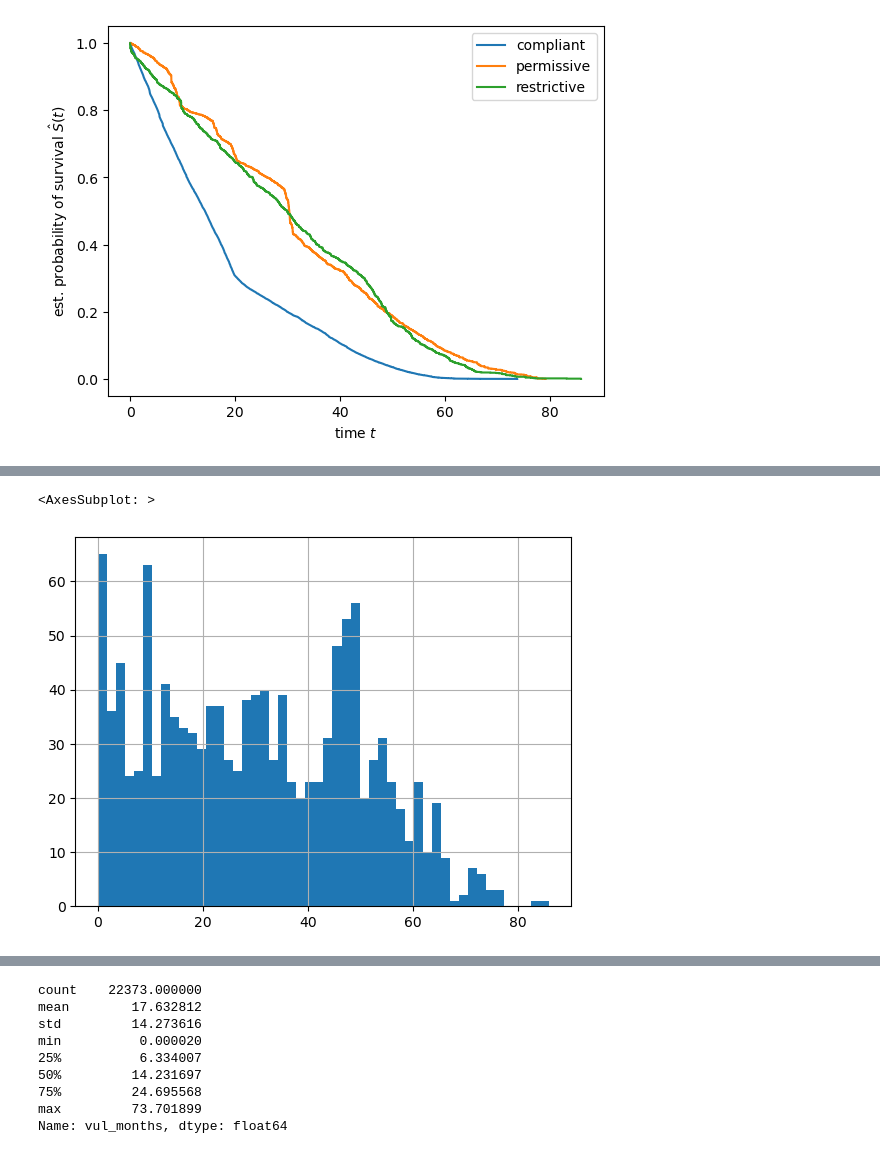
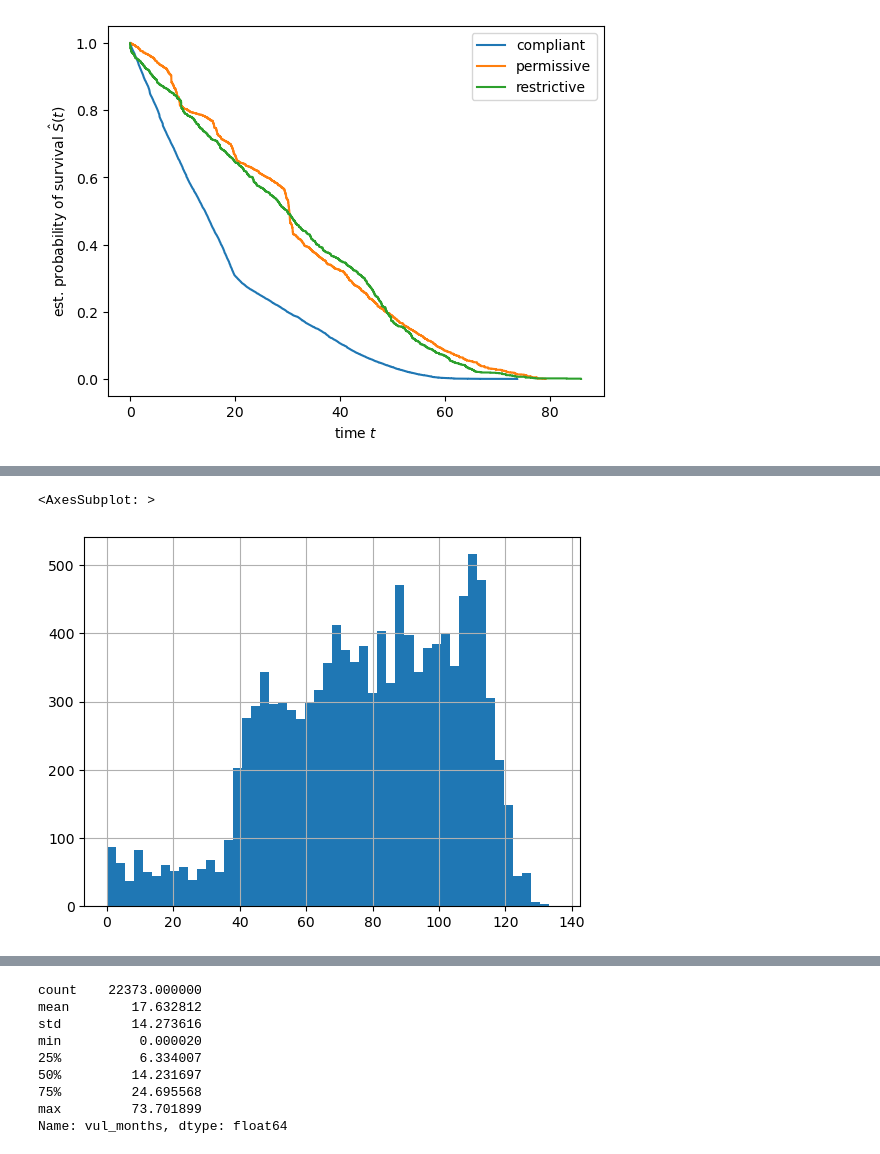
Before and after one commit to yamoyamoto/lib_network_research, a Jupyter notebook: analyzer/exprore_npm_vul_analyze_data.ipynb, the cells around one changed output, grey strips where cells are left out. Cells and saved outputs as stored; diff of their text form; code cells hidden in the pictures.

```diff
--- a/analyzer/exprore_npm_vul_analyze_data.ipynb
+++ b/analyzer/exprore_npm_vul_analyze_data.ipynb
@@ -71,0 +56,7 @@ vul_data.query('compliantType == 2 and vul_end_timestamp < 1674091000').loc[:,["
+# %%
+vul_end_last_datetime = datetime.datetime(2020, 5, 1, 0, 0, 0, 0)
+
+vul_data["vul_end_datetime"] = vul_data["vul_end_datetime"].where(vul_data["vul_end_timestamp"] < 1674091000, vul_end_last_datetime.strftime('%Y-%m-%d %H:%M:%S'))
+vul_data["vul_end_timestamp"] = vul_data["vul_end_timestamp"].where(vul_data["vul_end_timestamp"] < 1674091000, vul_end_last_datetime.timestamp())
+vul_data["vul_months"] = (vul_data["vul_end_timestamp"] - vul_data["vul_start_timestamp"]) / (3600 * 24 * 30)
+vul_data
@@ -194,5 +216,5 @@ vul_data_permissive[vul_data_permissive["vul_end_timestamp"] < 1674091000]["vul_
 # %%
-vul_data_restrictive[vul_data_restrictive["vul_end_timestamp"] < 1674091000]["vul_months"].hist(bins=50)
+vul_data_restrictive["vul_months"].hist(bins=50)
 # %% [output]
 <AxesSubplot: >
-[figure, old version]
+[figure, new version]
```
Also changed, not shown: parts of 21 cells of this notebook.
